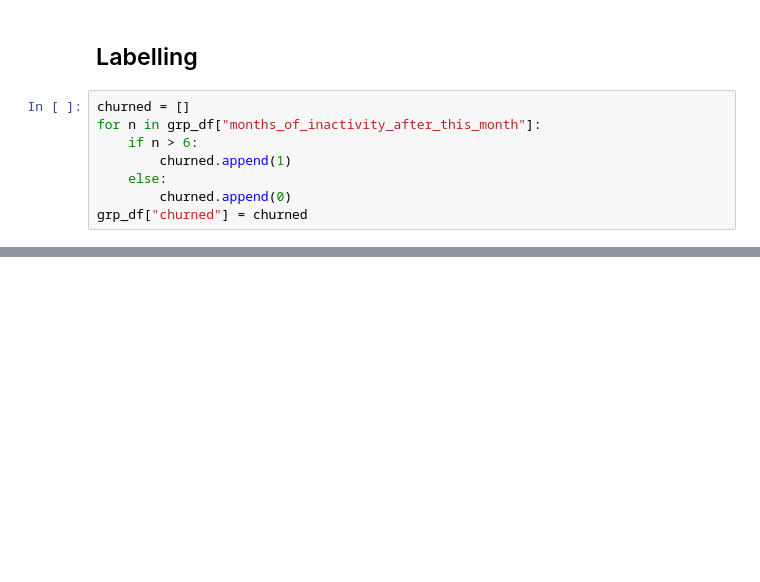
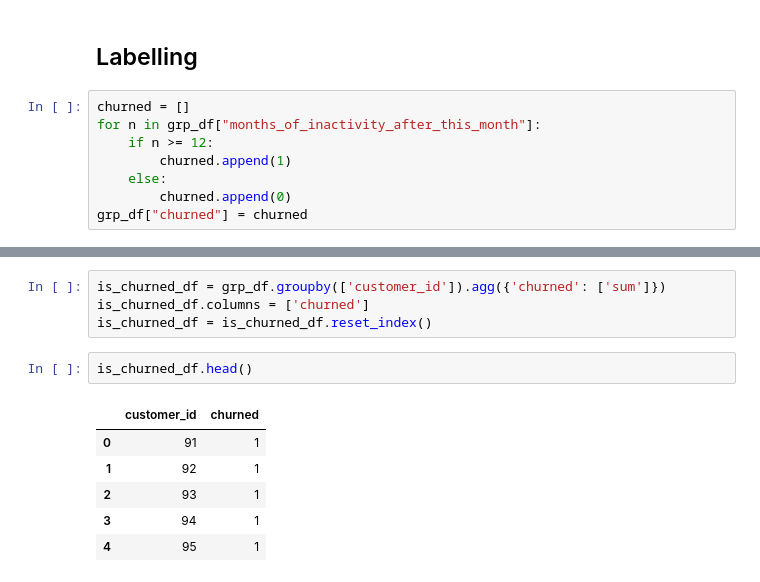
Before and after one commit to driscolt22/bank-churn-ml, a Jupyter notebook: visualization.ipynb, the cells around one changed output, grey strips where cells are left out. Cells and saved outputs as stored; diff of their text form; blank space fills up the shorter version.

```diff
--- a/visualization.ipynb
+++ b/visualization.ipynb
@@ -487,7 +510,7 @@ len(nulls)
 # %%
 churned = []
 for n in grp_df["months_of_inactivity_after_this_month"]:
-    if n > 6:
+    if n >= 12:
         churned.append(1)
     else:
         churned.append(0)
@@ -501,3 +524,16 @@ grp_df.head()
 | 2 | 24137947 | 2007-03-01 | 91 | 0.00 | 3 | 3 | ... |
 | 3 | 24137948 | 2007-01-01 | 92 | 0.00 | 1 | 4 | ... |
 | 4 | 24137948 | 2007-02-01 | 92 | 1164.90 | 1 | 5 | ... |
+# %%
+is_churned_df = grp_df.groupby(['customer_id']).agg({'churned': ['sum']})
+is_churned_df.columns = ['churned']
+is_churned_df = is_churned_df.reset_index()
+# %%
+is_churned_df.head()
+# %% [output]
+|  | customer_id | churned |
+| 0 | 91 | 1 |
+| 1 | 92 | 1 |
+| 2 | 93 | 1 |
+| 3 | 94 | 1 |
+| 4 | 95 | 1 |
```
Also changed, not shown: parts of 14 cells of this notebook.
